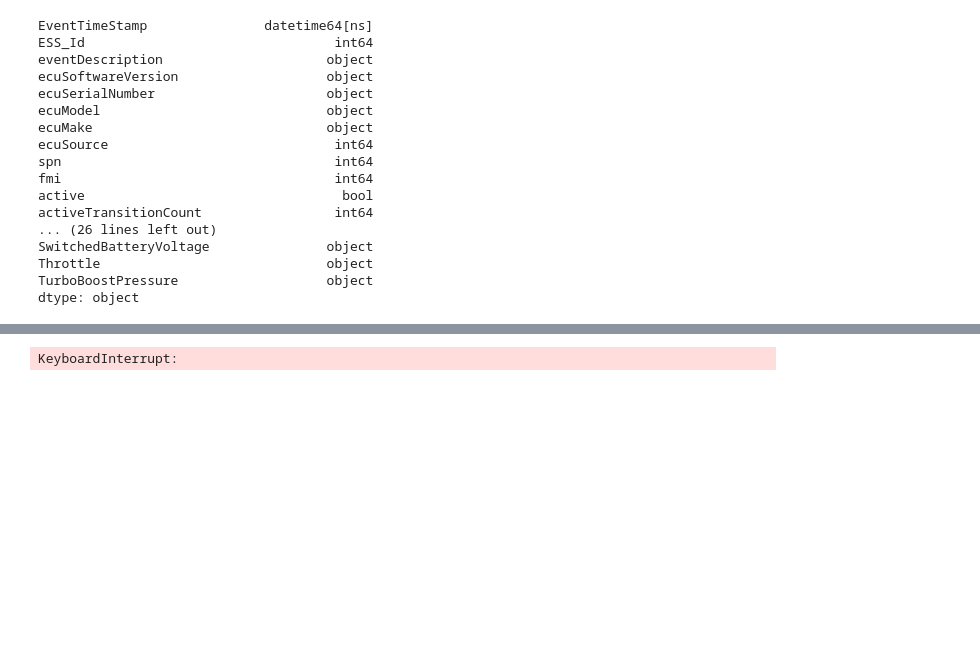
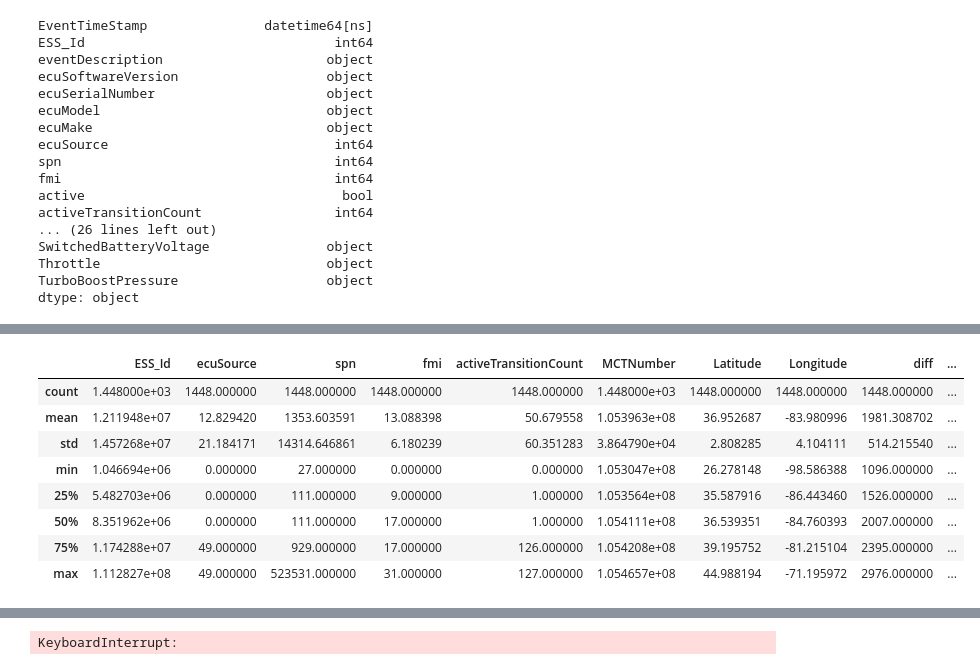
Before and after one commit to nss-data-science-cohort-5/big_g_express-the-index-out-of-rangers, a Jupyter notebook: notebooks/EDA_rolling.ipynb, the cells around one changed output, grey strips where cells are left out. Saved outputs shown, nothing was run; the diff lists cells and outputs as text; code cells hidden in the pictures; blank space fills up the shorter version.

```diff
--- a/notebooks/EDA_rolling.ipynb
+++ b/notebooks/EDA_rolling.ipynb
@@ -200,3 +238,15 @@ original_time_pd_truck[(original_time_pd_truck['spn'] != 1569) & (original_time_
+# %%
+test_timed[test_timed['log_diff'].between(7, 8)].describe()
+# %% [output]
+|  | ESS_Id | ecuSource | spn | fmi | activeTransitionCount | MCTNumber | Latitude | Longitude | diff | ... |
+| count | 1.448000e+03 | 1448.000000 | 1448.000000 | 1448.000000 | 1448.000000 | 1.448000e+03 | 1448.000000 | 1448.000000 | 1448.000000 | ... |
+| mean | 1.211948e+07 | 12.829420 | 1353.603591 | 13.088398 | 50.679558 | 1.053963e+08 | 36.952687 | -83.980996 | 1981.308702 | ... |
+| std | 1.457268e+07 | 21.184171 | 14314.646861 | 6.180239 | 60.351283 | 3.864790e+04 | 2.808285 | 4.104111 | 514.215540 | ... |
+| min | 1.046694e+06 | 0.000000 | 27.000000 | 0.000000 | 0.000000 | 1.053047e+08 | 26.278148 | -98.586388 | 1096.000000 | ... |
+| 25% | 5.482703e+06 | 0.000000 | 111.000000 | 9.000000 | 1.000000 | 1.053564e+08 | 35.587916 | -86.443460 | 1526.000000 | ... |
+| 50% | 8.351962e+06 | 0.000000 | 111.000000 | 17.000000 | 1.000000 | 1.054111e+08 | 36.539351 | -84.760393 | 2007.000000 | ... |
+| 75% | 1.174288e+07 | 49.000000 | 929.000000 | 17.000000 | 126.000000 | 1.054208e+08 | 39.195752 | -81.215104 | 2395.000000 | ... |
+| max | 1.112827e+08 | 49.000000 | 523531.000000 | 31.000000 | 127.000000 | 1.054657e+08 | 44.988194 | -71.195972 | 2976.000000 | ... |
 # %%
 preceeding_error = original_time_pd_truck[:0]
 
```
Also changed, not shown: parts of 13 cells of this notebook, 1 other file.
